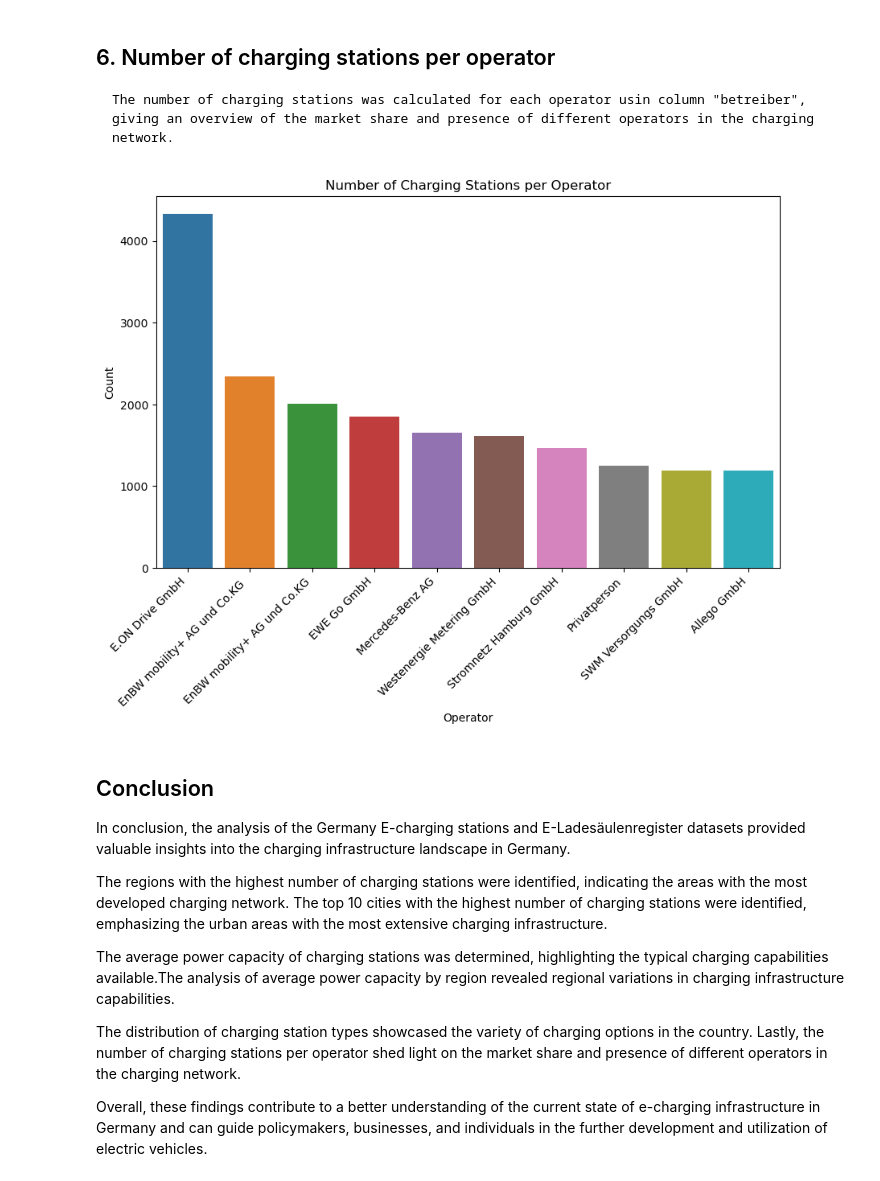
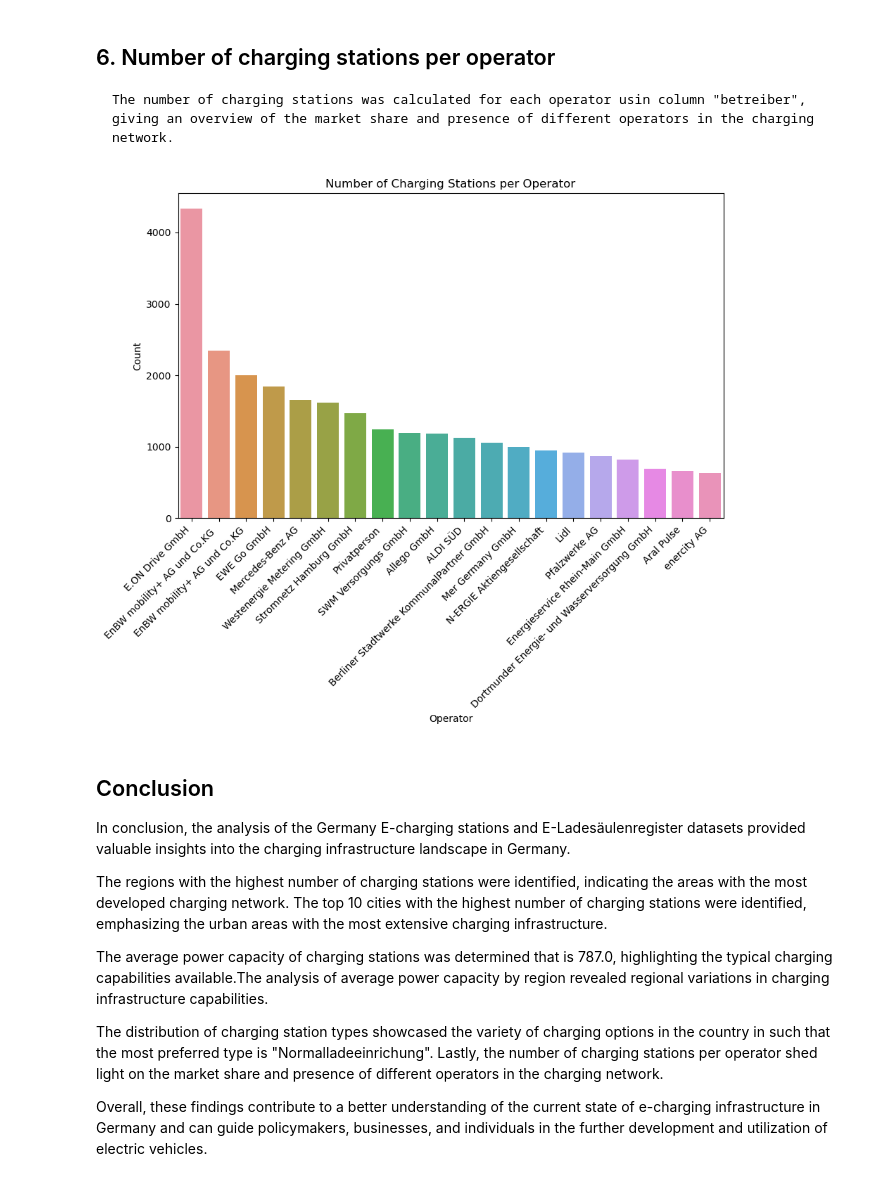
Before and after one commit to Chitra23Ahuja/2023-amse-template, a Jupyter notebook: project/report.ipynb, the cells around one changed output. Drawn from its saved outputs; the diff is of its cells as text; code cells hidden in the pictures.

```diff
--- a/project/report.ipynb
+++ b/project/report.ipynb
@@ -299,16 +295,16 @@ plt.show()
 # %%
 
 # Question 6: Number of charging stations per operator
-operator_counts = merged_data['betreiber'].value_counts().nlargest(10)
+operator_counts = merged_data['betreiber'].value_counts().nlargest(20)
 plt.figure(figsize=(10, 6))
 sns.barplot(x=operator_counts.index, y=operator_counts.values)
 plt.title('Number of Charging Stations per Operator')
 plt.xlabel('Operator')
 plt.ylabel('Count')
 plt.xticks(rotation=45, ha="right")
 plt.show()
 # %% [output]
-[figure, old version]
+[figure, new version]
 # %% [markdown]
 ## Conclusion
 
@@ -317,8 +313,8 @@ In conclusion, the analysis of the Germany E-charging stations and E-Ladesäulen
 
  The regions with the highest number of charging stations were identified, indicating the areas with the most developed charging network. The top 10 cities with the highest number of charging stations were identified, emphasizing the urban areas with the most extensive charging infrastructure.
 
- The average power capacity of charging stations was determined, highlighting the typical charging capabilities available.The analysis of average power capacity by region revealed regional variations in charging infrastructure capabilities.
+ The average power capacity of charging stations was determined that is 787.0, highlighting the typical charging capabilities available.The analysis of average power capacity by region revealed regional variations in charging infrastructure capabilities.
 
- The distribution of charging station types showcased the variety of charging options in the country. Lastly, the number of charging stations per operator shed light on the market share and presence of different operators in the charging network.
+ The distribution of charging station types showcased the variety of charging options in the country in such that the most preferred type is "Normalladeeinrichung". Lastly, the number of charging stations per operator shed light on the market share and presence of different operators in the charging network.
 
  Overall, these findings contribute to a better understanding of the current state of e-charging infrastructure in Germany and can guide policymakers, businesses, and individuals in the further development and utilization of electric vehicles.
```
Also changed, not shown: parts of 3 cells of this notebook.
